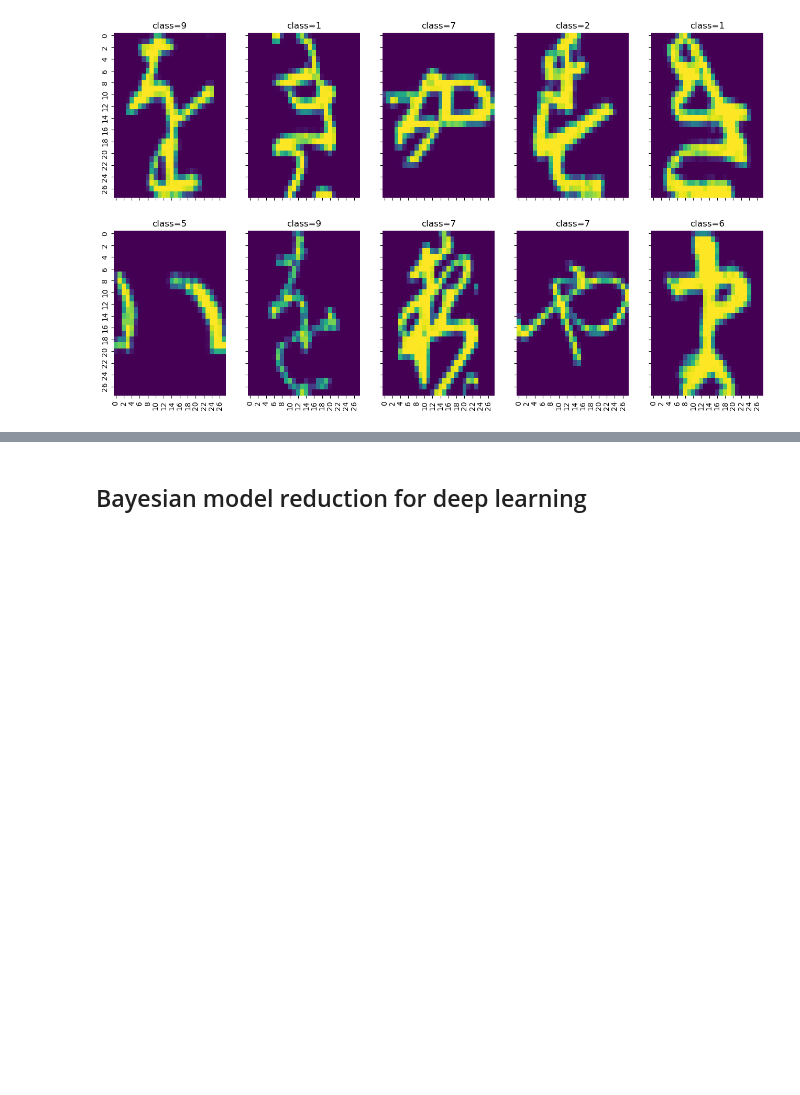
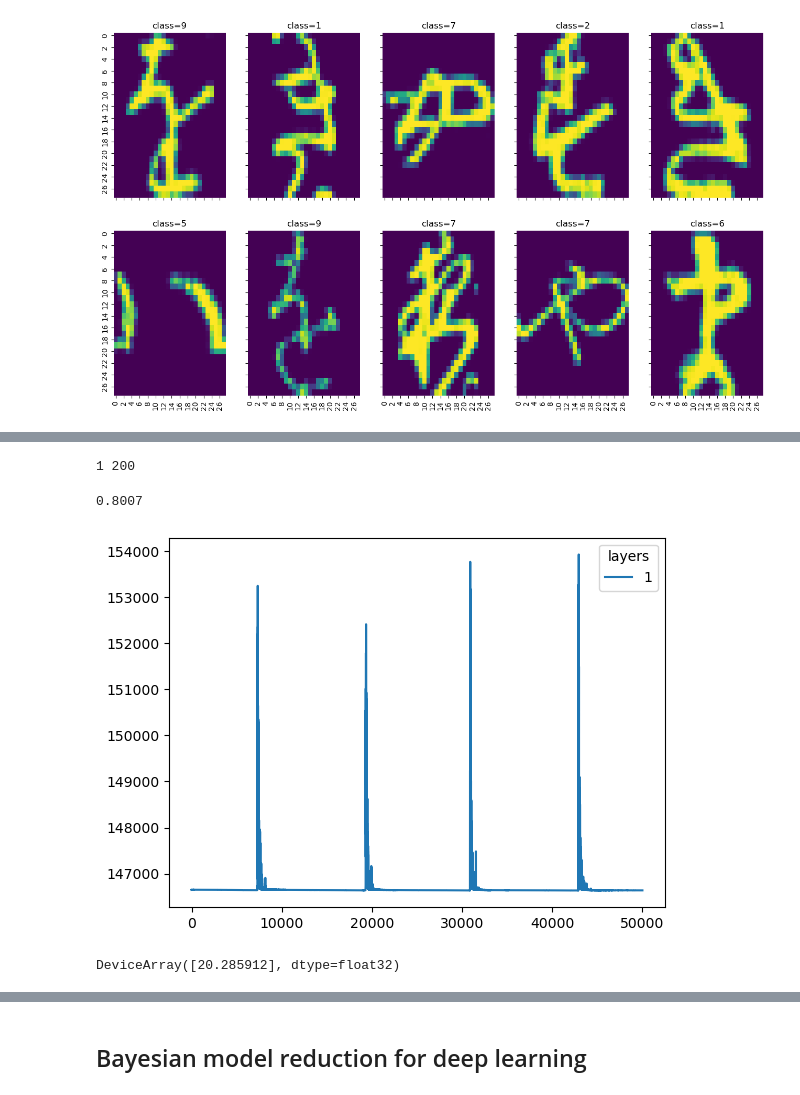
Before and after one commit to dimarkov/numpc, a Jupyter notebook: notebooks/bmr/bayes_neural_networks.ipynb, the cells around one changed output, grey strips where cells are left out. Saved outputs shown, nothing was run; the diff lists cells and outputs as text; code cells hidden in the pictures; blank space fills up the shorter version.

```diff
--- a/notebooks/bmr/bayes_neural_networks.ipynb
+++ b/notebooks/bmr/bayes_neural_networks.ipynb
@@ -271,24 +304,31 @@ def lowrank_guide(rank, nnet, images, labels=None, subsample_size=64):
                     cov_factor = param('cov_factor.' + name, jnp.zeros((i, j, rank)))
                     sample(name, dist.LowRankMultivariateNormal(loc, cov_factor, cov_diag))
 # %%
-rng_key = random.PRNGKey(0)
 guide = delta_guide
 
 for nh in num_hn[-1:]:
-        for depth in range(1, 4, 2):
+        for depth in range(1, 4, 4):
                 print(depth, nh)
                 rng_key, _rng_key = random.split(rng_key)
                 dense_net = eqx.nn.MLP(in_size, out_size=out_size, width_size=nh, depth=depth, activation=nn.swish, key=_rng_key)
 
-                optimizer = optax_to_numpyro(optax.chain(optax.adabelief(1e-3)))
+                optimizer = optax_to_numpyro(optax.adabelief(1e-4))
                 svi = SVI(bayes_model, guide, optimizer, Trace_ELBO())
 
                 rng_key, _rng_key = random.split(rng_key)
-                results = svi.run(_rng_key, 10000, dense_net, train_ds['image'], labels=train_ds['label'], subsample_size=1200);
+                results = svi.run(_rng_key, 100000, dense_net, train_ds['image'], labels=train_ds['label'], subsample_size=512);
 
                 rng_key, _rng_key = random.split(rng_key)
                 test_model(rng_key, bayes_model, results.params, dense_net, test_ds['image'], test_ds['label'], guide=guide)
 
-                plt.plot(results.losses[-1000:], label=depth)
+                plt.plot(results.losses[-50000:], label=depth)
 
 plt.legend(title="layers");
+# %% [output]
+1 200
+0.8007
+[figure, added]
+# %%
+results.params['loc_layer0.c^2']
+# %% [output]
+DeviceArray([20.285912], dtype=float32)
```
Also changed, not shown: parts of 23 cells of this notebook, 2 other files.
